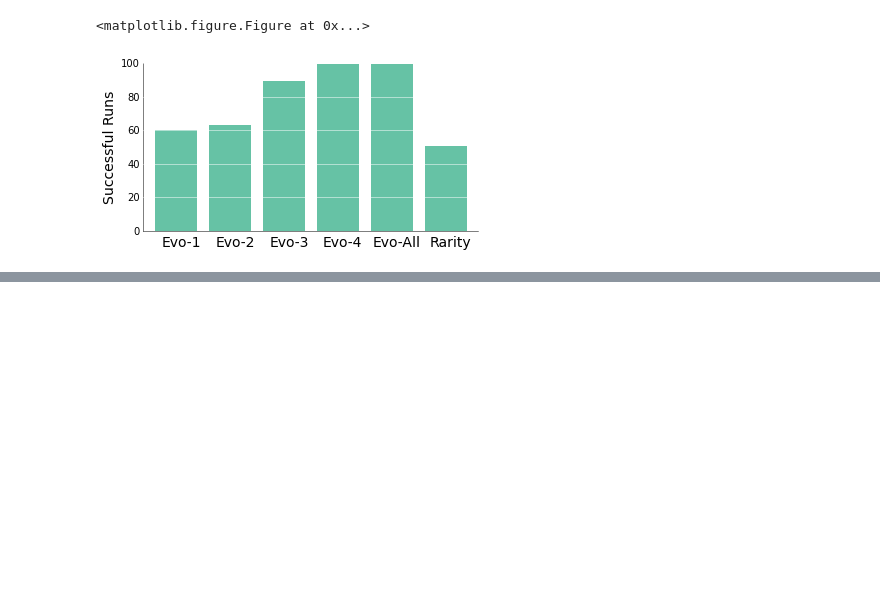
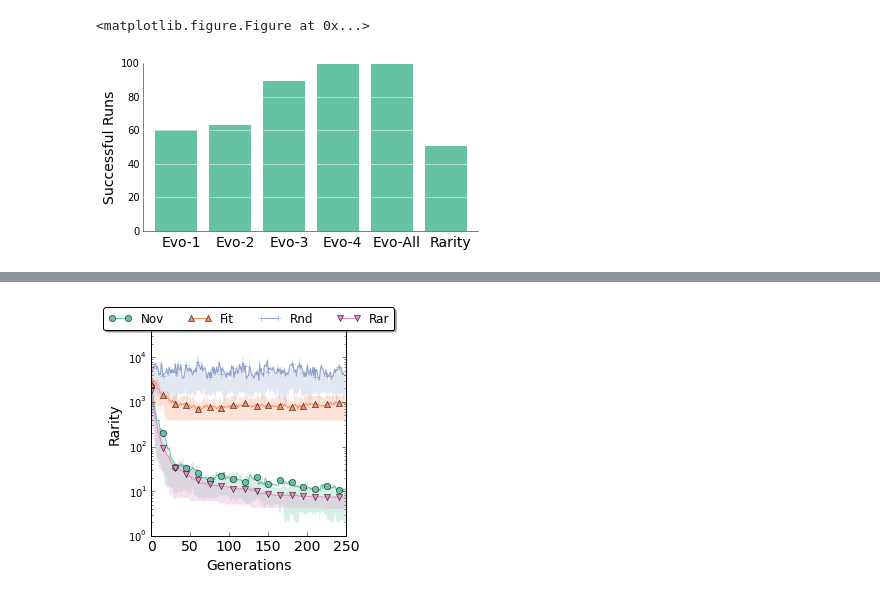
Before and after one commit to jal278/mazerobot-python, a Jupyter notebook: Maze calculations.ipynb, the cells around one changed output, grey strips where cells are left out. Cells and saved outputs as stored; diff of their text form; code cells hidden in the pictures; blank space fills up the shorter version.

```diff
--- a/Maze calculations.ipynb
+++ b/Maze calculations.ipynb
@@ -873,0 +954,37 @@ fig.savefig('corr_hard.pdf')
+# %%
+params = {
+   'axes.labelsize': 14,
+   'text.fontsize': 12,
+   'legend.fontsize': 12,
+   'xtick.labelsize': 14,
+   'ytick.labelsize': 10,
+   'text.usetex': False,
+   'figure.figsize': [3.5, 4.0]
+   }
+rcParams.update(params)
+def makeplot(marker,color,data):
+ mean,median,upper,lower = perc(abs(data.transpose()[:]))
+ resx = np.arange(250)
+ ax.semilogy(mean,marker,markevery=15,linestyle='-',color=color)
+ ax.fill_between(resx,lower,upper,alpha=0.25,linewidth=0, color=color)
+
+# brewer2mpl.get_map args: set name  set type  number of colors
+bmap = brewer2mpl.get_map('Set2', 'qualitative', 7)
+colors = bmap.mpl_colors
+fig, ax = plt.subplots(1)
+
+makeplot('o',colors[0],r_nov)
+makeplot('^',colors[1],r_fit)
+makeplot('+',colors[2],r_rnd)
+makeplot('v',colors[3],r_rar)
+#ax.semilogy(abs(b_nov.mean(0)),'o',markevery=15,linestyle='-',color=colors[0])
+#ax.semilogy(abs(b_fit.mean(0)),'^',markevery=15,linestyle='-',color=colors[1])
+#ax.semilogy(abs(b_rnd.mean(0)),'+',markevery=15,linestyle='-',color=colors[2])
+#ax.semilogy(abs(b_rar.mean(0)),'v',markevery=15,linestyle='-',color=colors[3])
+ax.legend(('Nov','Fit','Rnd','Rar'),loc='upper center', bbox_to_anchor=(0.5, 1.05),
+          ncol=4, fancybox=True, shadow=True)
+ax.set_ylabel("Rarity")
+ax.set_xlabel("Generations")
+fig.savefig('rarity_%s.pdf'%maze,bbox_inches='tight')
+# %% [output]
+[figure, added]
```
Also changed, not shown: parts of 18 cells of this notebook, 3 other files.
